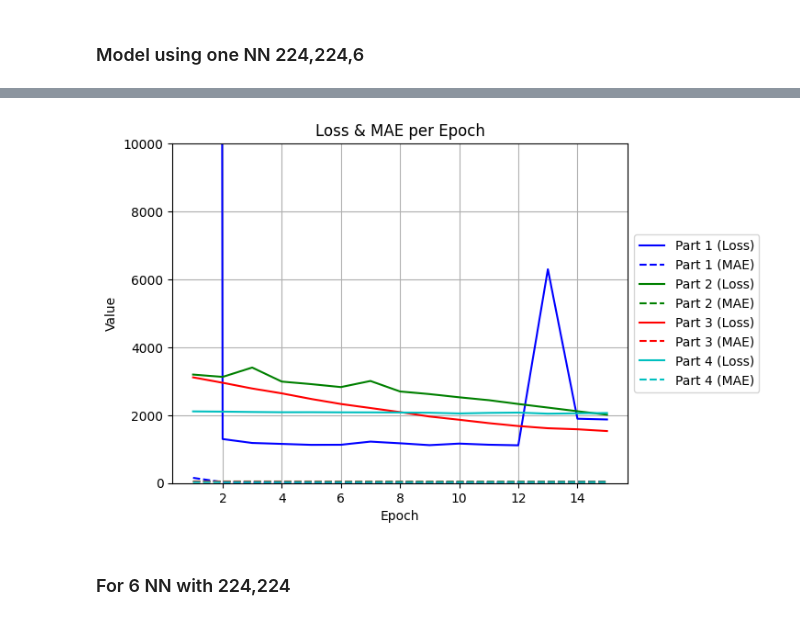
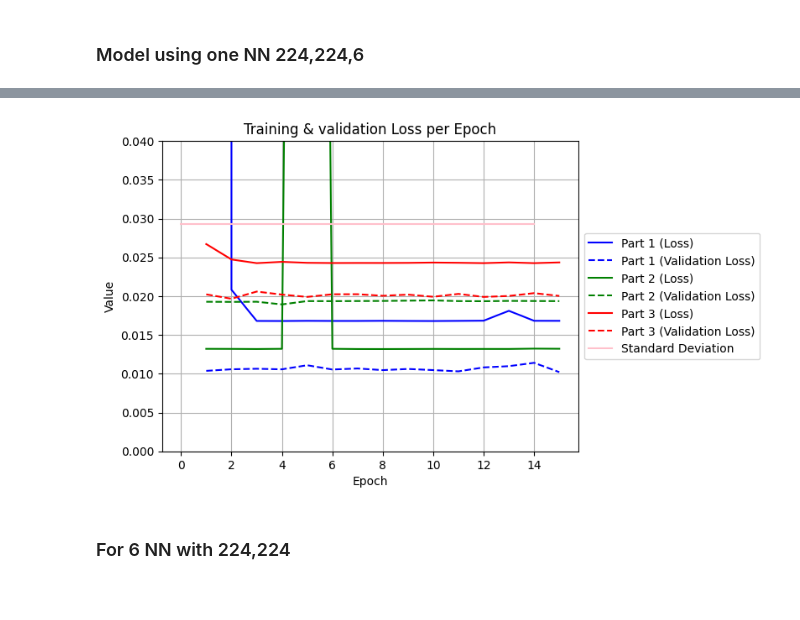
Before and after one commit to Benjaxmen/pm-prediction, a Jupyter notebook: image_conversion_no_gen_diff.ipynb, the cells around one changed output, grey strips where cells are left out. Drawn from its saved outputs; the diff is of its cells as text; code cells hidden in the pictures.

```diff
--- a/image_conversion_no_gen_diff.ipynb
+++ b/image_conversion_no_gen_diff.ipynb
@@ -92,6 +105,6 @@ mp10=np.array(mp10[:20000])
 # %%
 
 for a in range(len(image_files)):
-    image_files[a]="../GEE_Images/"+image_files[a]
+    image_files[a]="/home/benjaxmen/Downloads/GEE_Images/"+image_files[a]
 train_image_files, test_image_files, train_mp10, test_mp10 = train_test_split(
     image_files, mp10, test_size=0.2, random_state=42)
@@ -135,7 +152,7 @@ input_shape = (224, 224, 6)
 model = build_model(input_shape)
 
 # Compilar el modelo
-model.compile(optimizer='adam', loss='mean_squared_error', metrics=['mae'])
+model.compile(optimizer='adam', loss='mean_absolute_error', metrics=['mse'])
 
 # Resumen del modelo
 model.summary()
@@ -175,21 +192,20 @@ AttributeError: module 'pydot' has no attribute 'InvocationException'
 # %%
-# Dividir el conjunto de datos en partes (si es necesario)
-batch_size = 4000
+batch_size = 5000
 epochs = 15
 full_history=[]
-num_parts = len(train_image_files) // batch_size
+num_parts = len(image_files) // batch_size
 for part in range(num_parts):
     print("Part: ",part+1)
     start = part * batch_size
     end=(part+1)* batch_size
-    image_files_part = train_image_files[start:end]
+    image_files_part = image_files[start:end]
     mp10_part = mp10[start:end]
     images=[]
     for imgs in image_files_part:
         images.append(tf.convert_to_tensor((preprocess_imagery(imgs)),dtype=tf.float32))
     images=np.array(images)
-    history=model.fit(images,mp10_part,epochs=epochs,batch_size=50,shuffle=True)
-    full_history.append([history.history['loss'],history.history['mae']])
+    history=model.fit(images,mp10_part,epochs=epochs,batch_size=50,shuffle=True,validation_split=0.2)
+    full_history.append([history.history['loss'],history.history['val_loss'],history.history['mse'],history.history['val_mse']])
 if len(image_files) % batch_size != 0:
     image_files_part = train_image_files[num_parts * batch_size:]
     mp10_part = np.array(mp10[num_parts * batch_size:])
@@ -197,8 +213,8 @@ if len(image_files) % batch_size != 0:
     for imgs in image_files_part:
         images.append(tf.convert_to_tensor((preprocess_imagery(imgs)),dtype=tf.float32))
     images=np.array(images)
-    history=model.fit(images,mp10_part,epochs=epochs,batch_size=50,shuffle=True)
-    full_history.append([history.history['loss'],history.history['mae']])
+    history=model.fit(images,mp10_part,epochs=epochs,batch_size=50,shuffle=True,validation_split=0.2)
+    full_history.append([history.history['loss'],history.history['val_loss'],history.history['mse'],history.history['val_mse']])
 # %% [output]
 Part:  1
 Epoch 1/15
@@ -232,34 +257,36 @@ Test Loss: [1413.146240234375, 22.210790634155273]
+# %%
+s=[np.std(mp10)]*15
 # %%
 import matplotlib.pyplot as plt
 
 colors = ['b', 'g', 'r', 'c', 'm', 'y','k','orange', 'purple', 'brown', 'pink', 'lime', 'teal', 'gray', 'olive', 'navy']
 
 # Itera sobre cada full_history y grafica sus datos
 
 for a in range(len(full_history)):
     # Extrae los valores de loss y mae de la full_history actual
     loss = full_history[a][0]
     mae = full_history[a][1]
 
     # Grafica los valores de loss
     plt.plot(range(1, len(loss) + 1), loss, label=str('Part ')+str(a+1) + ' (Loss)', color=colors[a])
 
+
     # Grafica los valores de mae
-    #plt.plot(range(1, len(mae) + 1), mae, label=str('Part ')+str(a+1) + ' (MAE)', linestyle='dashed', color=colors[a])
-
+    plt.plot(range(1, len(mae) + 1), mae, label=str('Part ')+str(a+1) + ' (Validation Loss)', linestyle='dashed', color=colors[a])
+plt.plot(s,label='Standard Deviation',color='pink')
 # Agrega etiquetas al gráfico
 plt.xlabel('Epoch')
 plt.ylabel('Value')
-plt.ylim(0,10000)
-
-plt.title('Loss & MAE per Epoch')
-plt.legend(loc='center left', bbox_to_anchor=(1, 0.5)) # Coloca la leyenda fuera del gráfico
+plt.ylim(0,0.04)
+plt.title('Training & validation Loss per Epoch')
+plt.legend(loc='center left', bbox_to_anchor=(1, 0.5))
 plt.grid(True)
-
+plt.savefig('val_loss_whole.png',format='png')
 # Muestra el gráfico
 plt.show()
 # %% [output]
-[figure, old version]
+[figure, new version]
 # %% [markdown]
 ### For 6 NN with 224,224
 # %%
```
Also changed, not shown: parts of 34 cells of this notebook, 7 other files.
